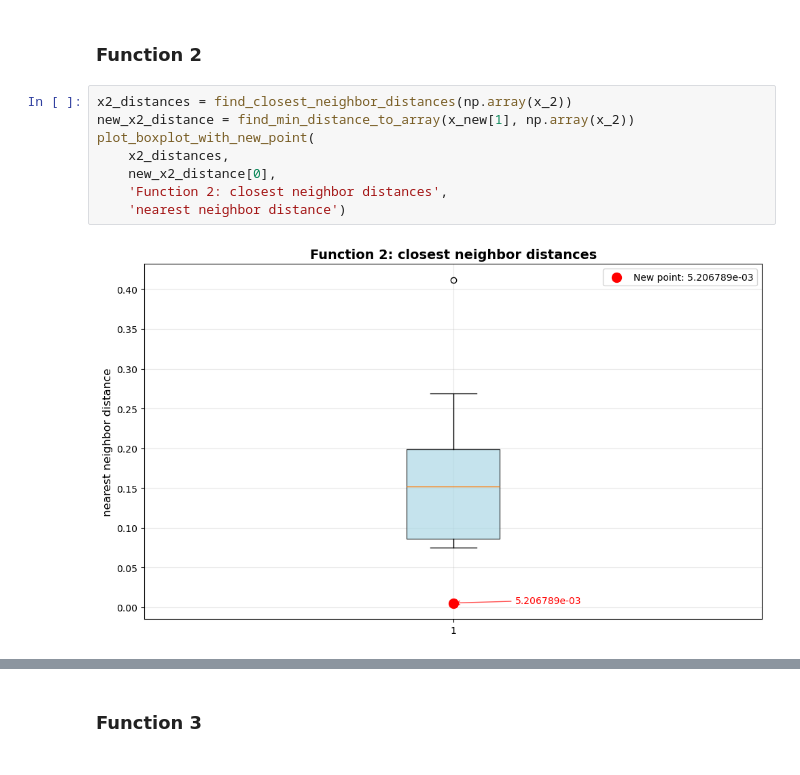
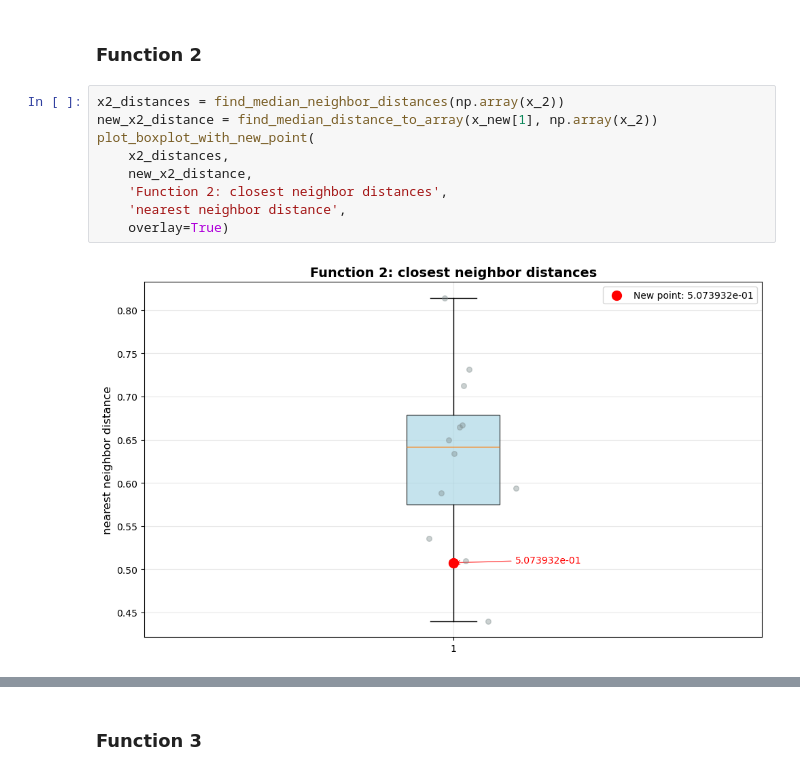
Before and after one commit to Kelly-A-W/Imperial-AI-and-ML-Course-Capstone-Project, a Jupyter notebook: capstone_assignment_15.ipynb, the cells around one changed output, grey strips where cells are left out. Cells and saved outputs as stored; diff of their text form.

```diff
--- a/capstone_assignment_15.ipynb
+++ b/capstone_assignment_15.ipynb
@@ -305,15 +312,16 @@ New position: [0.646465 0.969697]
 # %% [markdown]
 ### Function 2
 # %%
-x2_distances = find_closest_neighbor_distances(np.array(x_2))
-new_x2_distance = find_min_distance_to_array(x_new[1], np.array(x_2))
+x2_distances = find_median_neighbor_distances(np.array(x_2))
+new_x2_distance = find_median_distance_to_array(x_new[1], np.array(x_2))
 plot_boxplot_with_new_point(
     x2_distances,
-    new_x2_distance[0],
+    new_x2_distance,
     'Function 2: closest neighbor distances',
-    'nearest neighbor distance')
+    'nearest neighbor distance',
+    overlay=True)
 # %% [output]
-[figure, old version]
+[figure, new version]
 # %%
 
 plot_boxplot_with_new_point(
```
Also changed, not shown: parts of 17 cells of this notebook.
